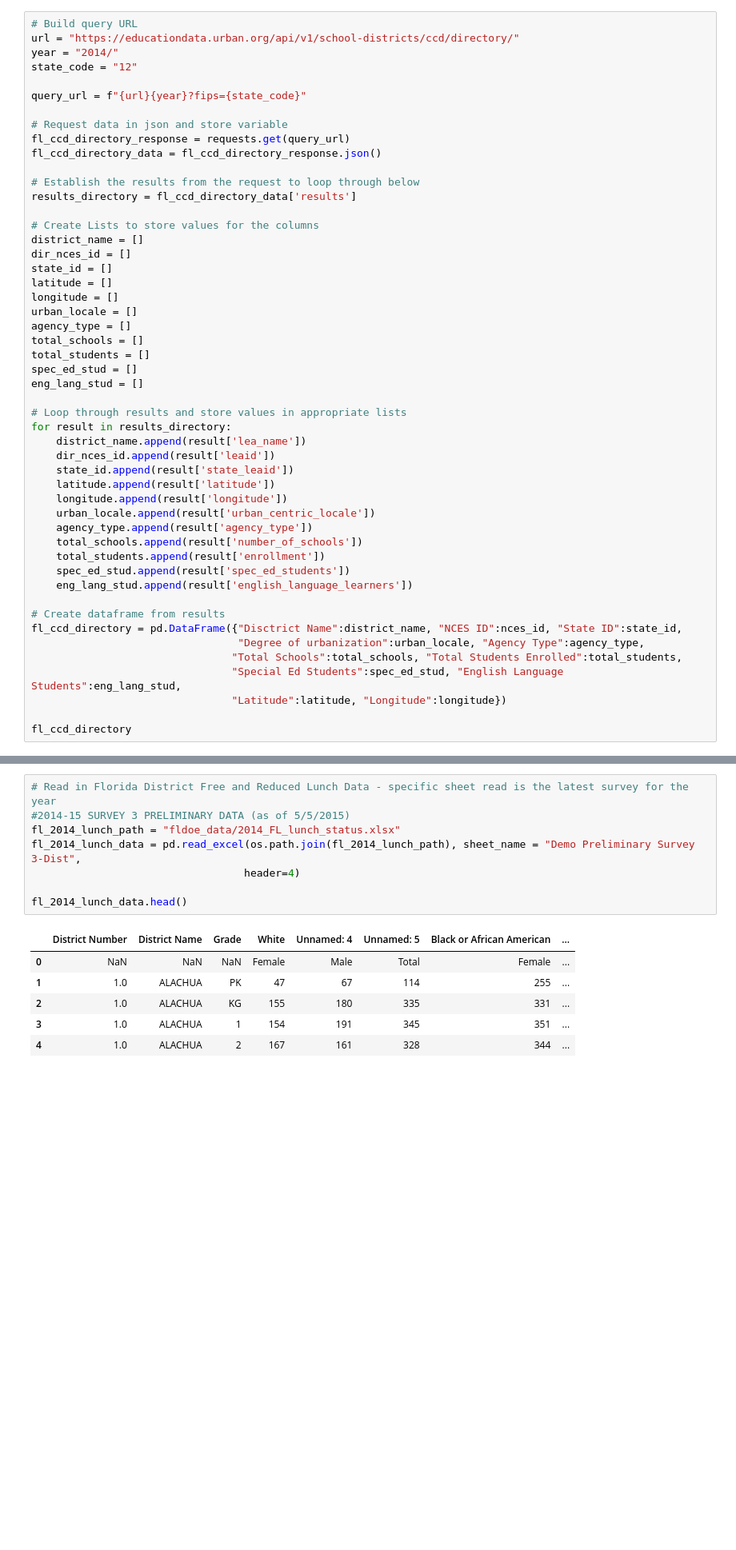
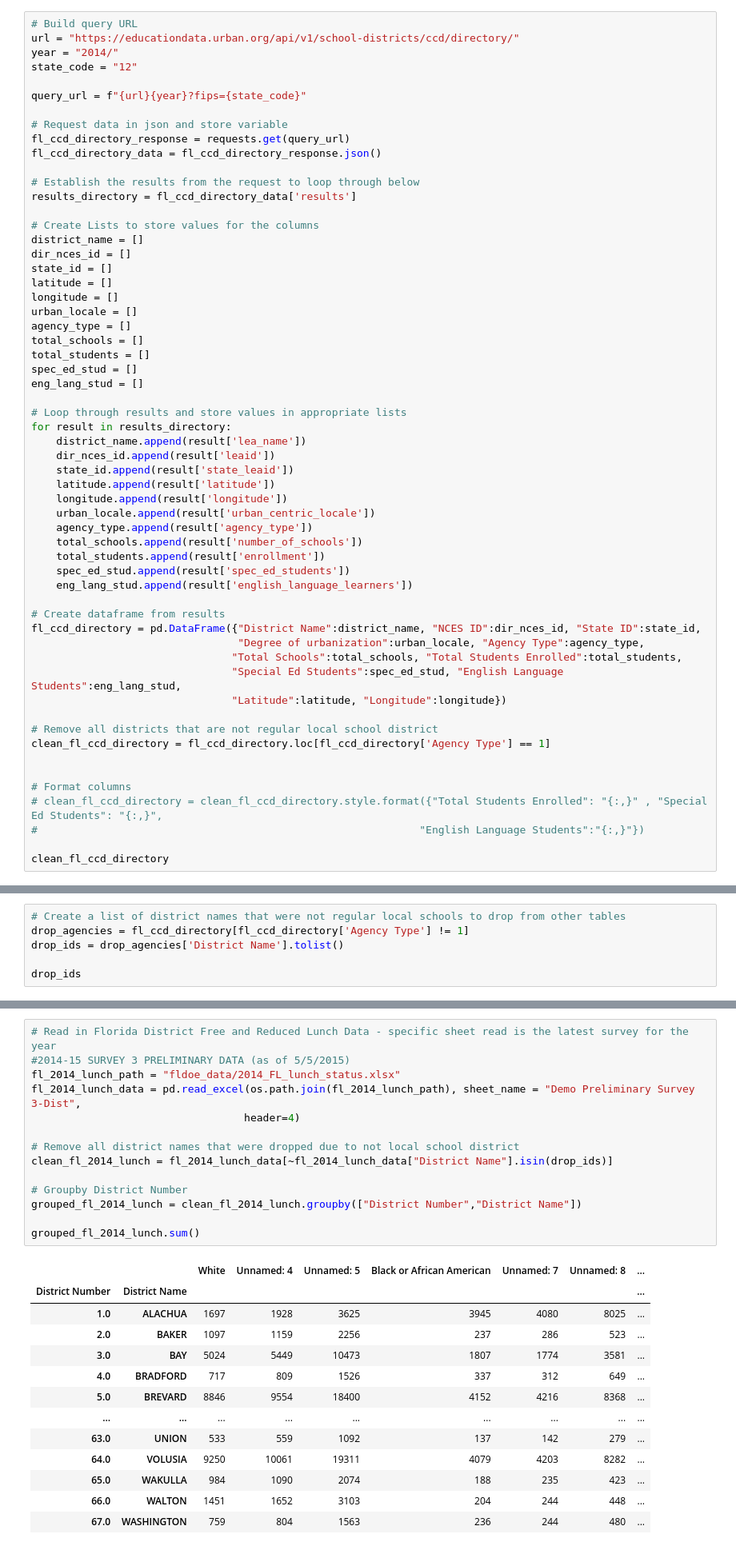
Before and after one commit to jjwilliams11/project1, a Jupyter notebook: Education_Dropout/FL_Education_Dropout_JJ.ipynb, the cells around one changed output, grey strips where cells are left out. Shown: that part at 80% size. Cells and saved outputs as stored; diff of their text form; blank space fills up the shorter version.

Commit message:
API and Excel dataframes cleaned to match 67 counties

```diff
--- a/Education_Dropout/FL_Education_Dropout_JJ.ipynb
+++ b/Education_Dropout/FL_Education_Dropout_JJ.ipynb
@@ -52,11 +52,19 @@ for result in results_directory:
     eng_lang_stud.append(result['english_language_learners'])
 
 # Create dataframe from results
-fl_ccd_directory = pd.DataFrame({"Disctrict Name":district_name, "NCES ID":nces_id, "State ID":state_id,
+fl_ccd_directory = pd.DataFrame({"District Name":district_name, "NCES ID":dir_nces_id, "State ID":state_id,
                                  "Degree of urbanization":urban_locale, "Agency Type":agency_type,
                                 "Total Schools":total_schools, "Total Students Enrolled":total_students,
                                 "Special Ed Students":spec_ed_stud, "English Language Students":eng_lang_stud,
                                 "Latitude":latitude, "Longitude":longitude})
 
-fl_ccd_directory
+# Remove all districts that are not regular local school district
+clean_fl_ccd_directory = fl_ccd_directory.loc[fl_ccd_directory['Agency Type'] == 1]
+
+
+# Format columns
+# clean_fl_ccd_directory = clean_fl_ccd_directory.style.format({"Total Students Enrolled": "{:,}" , "Special Ed Students": "{:,}",
+#                                                             "English Language Students":"{:,}"})
+
+clean_fl_ccd_directory
 # %% [output]
@@ -75,0 +84,6 @@ fl_ccd_directory
+# %%
+# Create a list of district names that were not regular local schools to drop from other tables
+drop_agencies = fl_ccd_directory[fl_ccd_directory['Agency Type'] != 1]
+drop_ids = drop_agencies['District Name'].tolist()
+
+drop_ids
@@ -210,15 +341,28 @@ fl_2014_teacher_outfield_data.head()
 # %%
 # Read in Florida District Free and Reduced Lunch Data - specific sheet read is the latest survey for the year
 #2014-15 SURVEY 3 PRELIMINARY DATA (as of 5/5/2015)
 fl_2014_lunch_path = "fldoe_data/2014_FL_lunch_status.xlsx"
 fl_2014_lunch_data = pd.read_excel(os.path.join(fl_2014_lunch_path), sheet_name = "Demo Preliminary Survey 3-Dist",
                                   header=4)
 
-fl_2014_lunch_data.head()
+# Remove all district names that were dropped due to not local school district
+clean_fl_2014_lunch = fl_2014_lunch_data[~fl_2014_lunch_data["District Name"].isin(drop_ids)]
+
+# Groupby District Number
+grouped_fl_2014_lunch = clean_fl_2014_lunch.groupby(["District Number","District Name"])
+
+grouped_fl_2014_lunch.sum()
 # %% [output]
-|  | District Number | District Name | Grade | White | Unnamed: 4 | Unnamed: 5 | Black or African American | ... |
-| 0 | NaN | NaN | NaN | Female | Male | Total | Female | ... |
-| 1 | 1.0 | ALACHUA | PK | 47 | 67 | 114 | 255 | ... |
-| 2 | 1.0 | ALACHUA | KG | 155 | 180 | 335 | 331 | ... |
-| 3 | 1.0 | ALACHUA | 1 | 154 | 191 | 345 | 351 | ... |
-| 4 | 1.0 | ALACHUA | 2 | 167 | 161 | 328 | 344 | ... |
+|  |  | White | Unnamed: 4 | Unnamed: 5 | Black or African American | Unnamed: 7 | Unnamed: 8 | ... |
+| District Number | District Name |  |  |  |  |  |  | ... |
+| 1.0 | ALACHUA | 1697 | 1928 | 3625 | 3945 | 4080 | 8025 | ... |
+| 2.0 | BAKER | 1097 | 1159 | 2256 | 237 | 286 | 523 | ... |
+| 3.0 | BAY | 5024 | 5449 | 10473 | 1807 | 1774 | 3581 | ... |
+| 4.0 | BRADFORD | 717 | 809 | 1526 | 337 | 312 | 649 | ... |
+| 5.0 | BREVARD | 8846 | 9554 | 18400 | 4152 | 4216 | 8368 | ... |
+| ... | ... | ... | ... | ... | ... | ... | ... | ... |
+| 63.0 | UNION | 533 | 559 | 1092 | 137 | 142 | 279 | ... |
+| 64.0 | VOLUSIA | 9250 | 10061 | 19311 | 4079 | 4203 | 8282 | ... |
+| 65.0 | WAKULLA | 984 | 1090 | 2074 | 188 | 235 | 423 | ... |
+| 66.0 | WALTON | 1451 | 1652 | 3103 | 204 | 244 | 448 | ... |
+| 67.0 | WASHINGTON | 759 | 804 | 1563 | 236 | 244 | 480 | ... |
```
Also changed, not shown: parts of 13 cells of this notebook, 2 other files.
